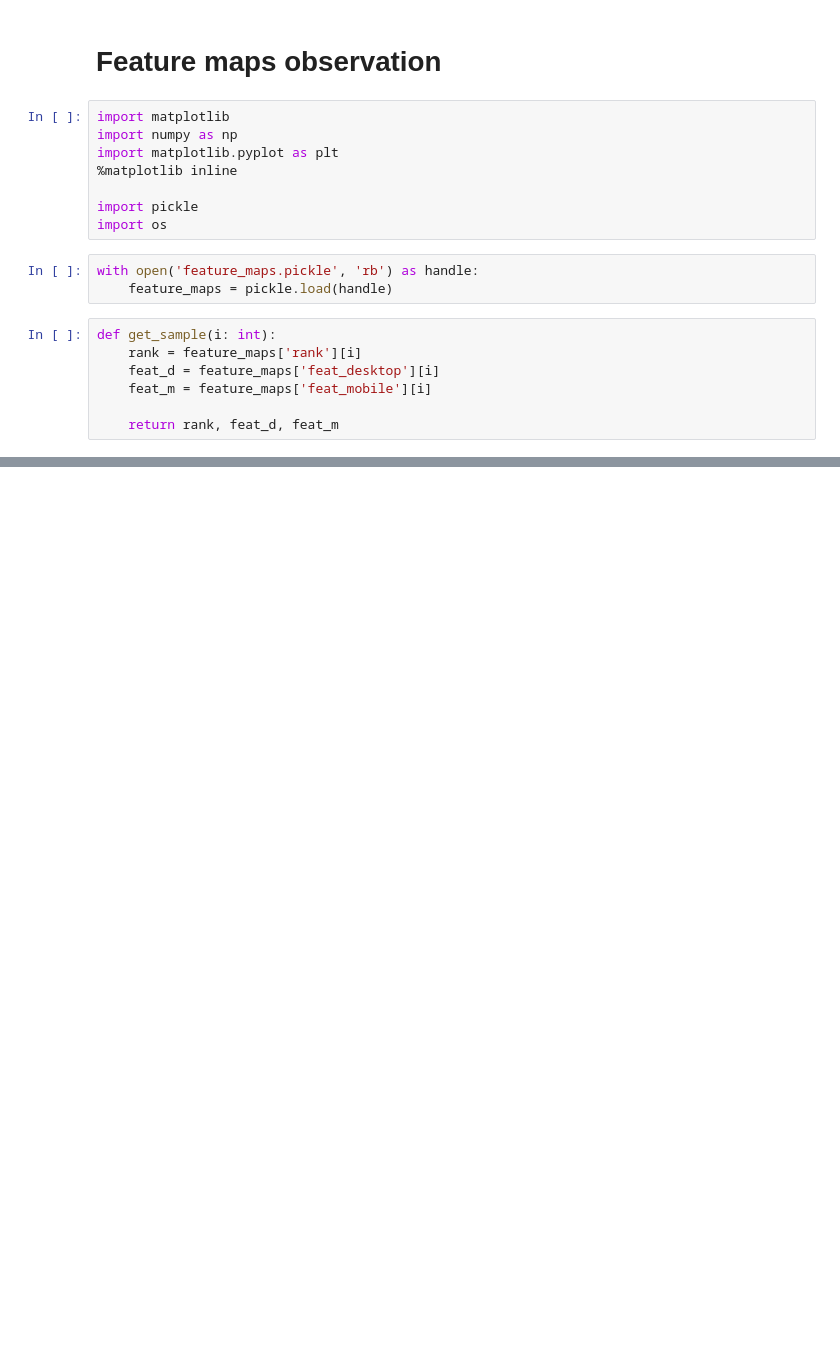
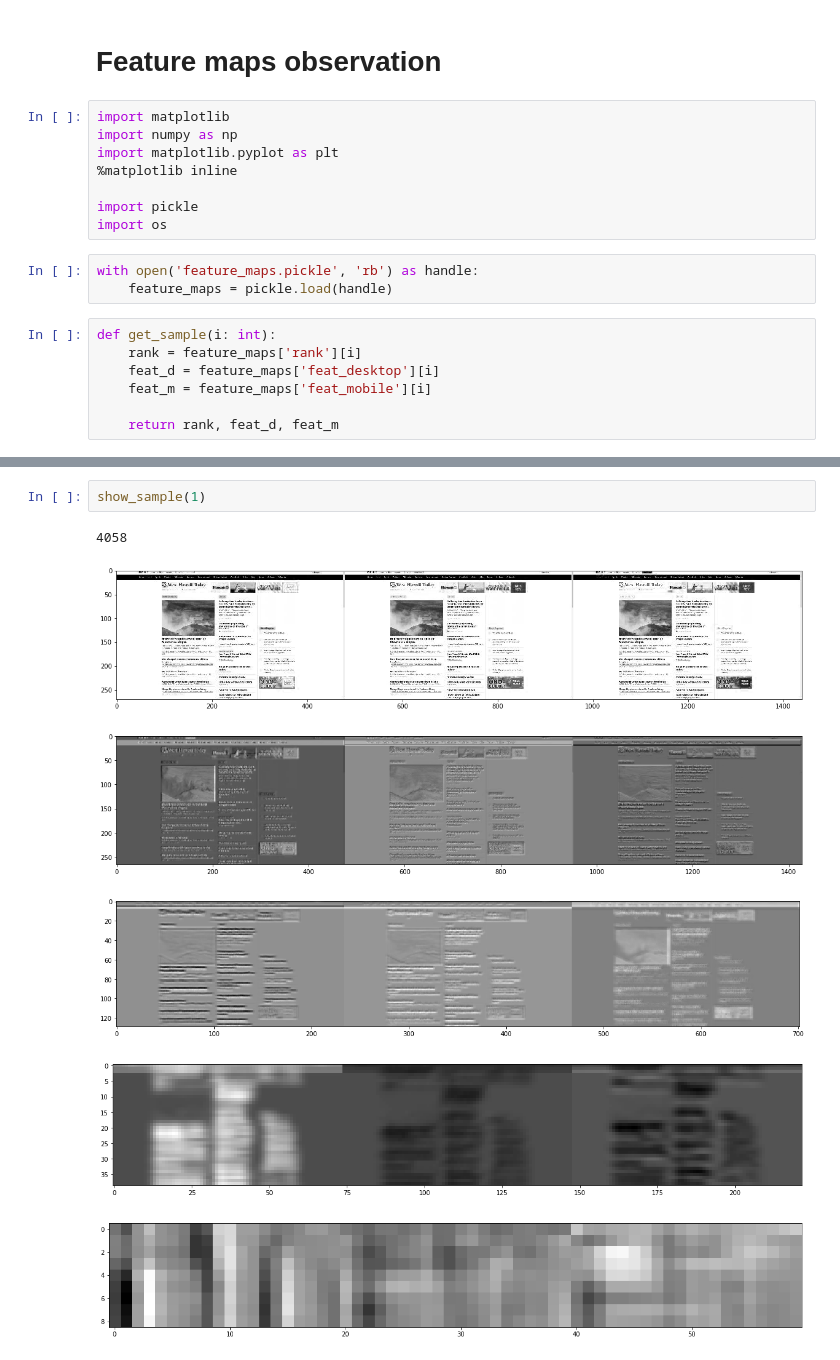
Before and after one commit to Simsso/Vision-Based-Page-Rank-Estimation, a Jupyter notebook: rank_predictor/rank_predictor/analysis/feature_maps_observation.ipynb, the cells around one changed output, grey strips where cells are left out. Saved outputs shown, nothing was run; the diff lists cells and outputs as text; blank space fills up the shorter version.

```diff
--- a/rank_predictor/rank_predictor/analysis/feature_maps_observation.ipynb
+++ b/rank_predictor/rank_predictor/analysis/feature_maps_observation.ipynb
@@ -65,0 +61,9 @@ show_activation(desktop['conv4'])
+# %%
+show_sample(1)
+# %% [output]
+4058
+[figure, added]
+[figure, added]
+[figure, added]
+[figure, added]
+[figure, added]
```
Also changed, not shown: parts of 7 cells of this notebook, 3 other files.
